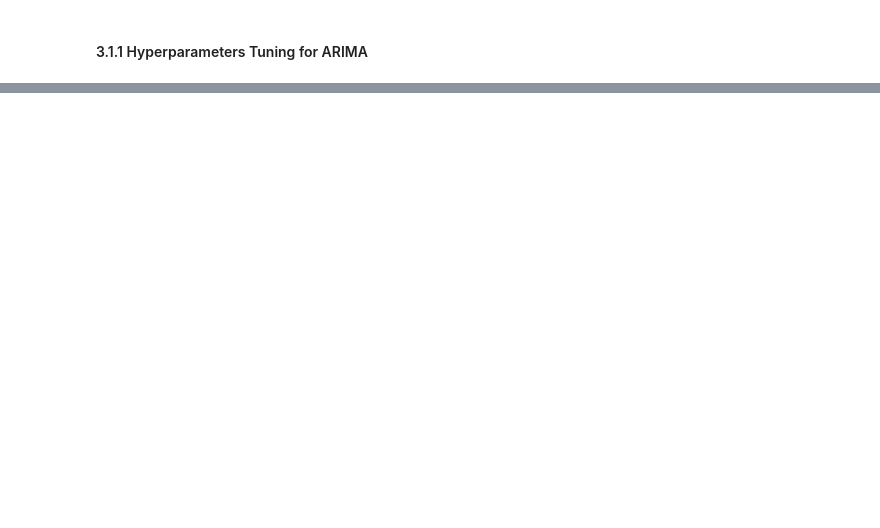
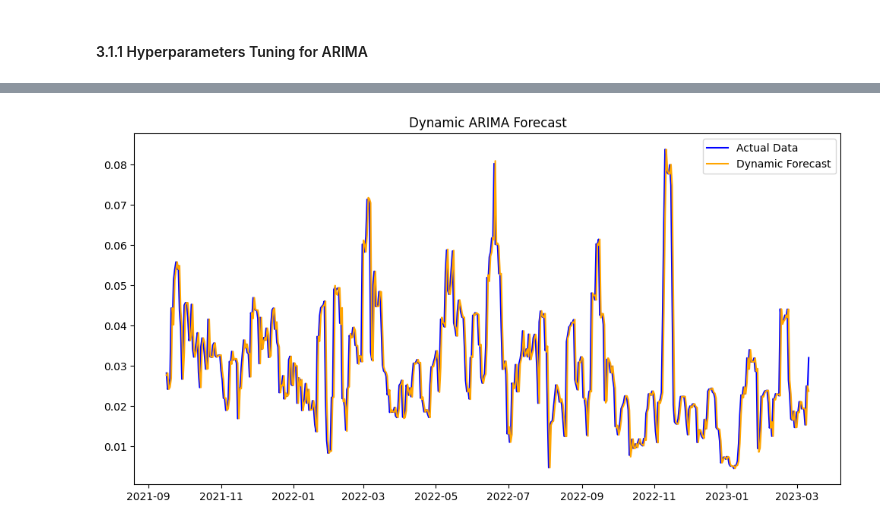
Before and after one commit to frankli073/variance_prediction, a Jupyter notebook: models/arima_and_sarimax.ipynb, the cells around one changed output, grey strips where cells are left out. Cells and saved outputs as stored; diff of their text form; code cells hidden in the pictures; blank space fills up the shorter version.

Commit message:
Tuning for Arima

```diff
--- a/models/arima_and_sarimax.ipynb
+++ b/models/arima_and_sarimax.ipynb
@@ -361,2 +324,11 @@ plt.show()
 # %% [markdown]
 #### 3.1.1 Hyperparameters Tuning for ARIMA <a id='3_1_1'></a>
+# %%
+p_values = [1, 2, 3, 4, 5]
+d_values = [1, 2, 3, 4, 5]
+q_values = [1, 2, 3, 4, 5]
+
+# Evaluate models and get results DataFrame
+# Target is 7_day_vol
+data = bitcoin_df['7_day_vol'].dropna()
+results_df = evaluate_models(data, p_values, d_values, q_values)
@@ -362,0 +359,13 @@ plt.show()
+# %%
+# Set the indices to match the forecasts with the dates
+dynamic_forecast_index = data.index[split_index:]
+
+# Plot the dynamic forecast against the test data
+plt.figure(figsize=(12, 6))
+plt.plot(test_data.index, test_data, label='Actual Data', color='blue')
+plt.plot(test_data.index, results_df.iloc[0, -1], label='Dynamic Forecast', color='orange')
+plt.title('Dynamic ARIMA Forecast')
+plt.legend()
+plt.show()
+# %% [output]
+[figure, added]
```
Also changed, not shown: parts of 15 cells of this notebook, 1 other file.
